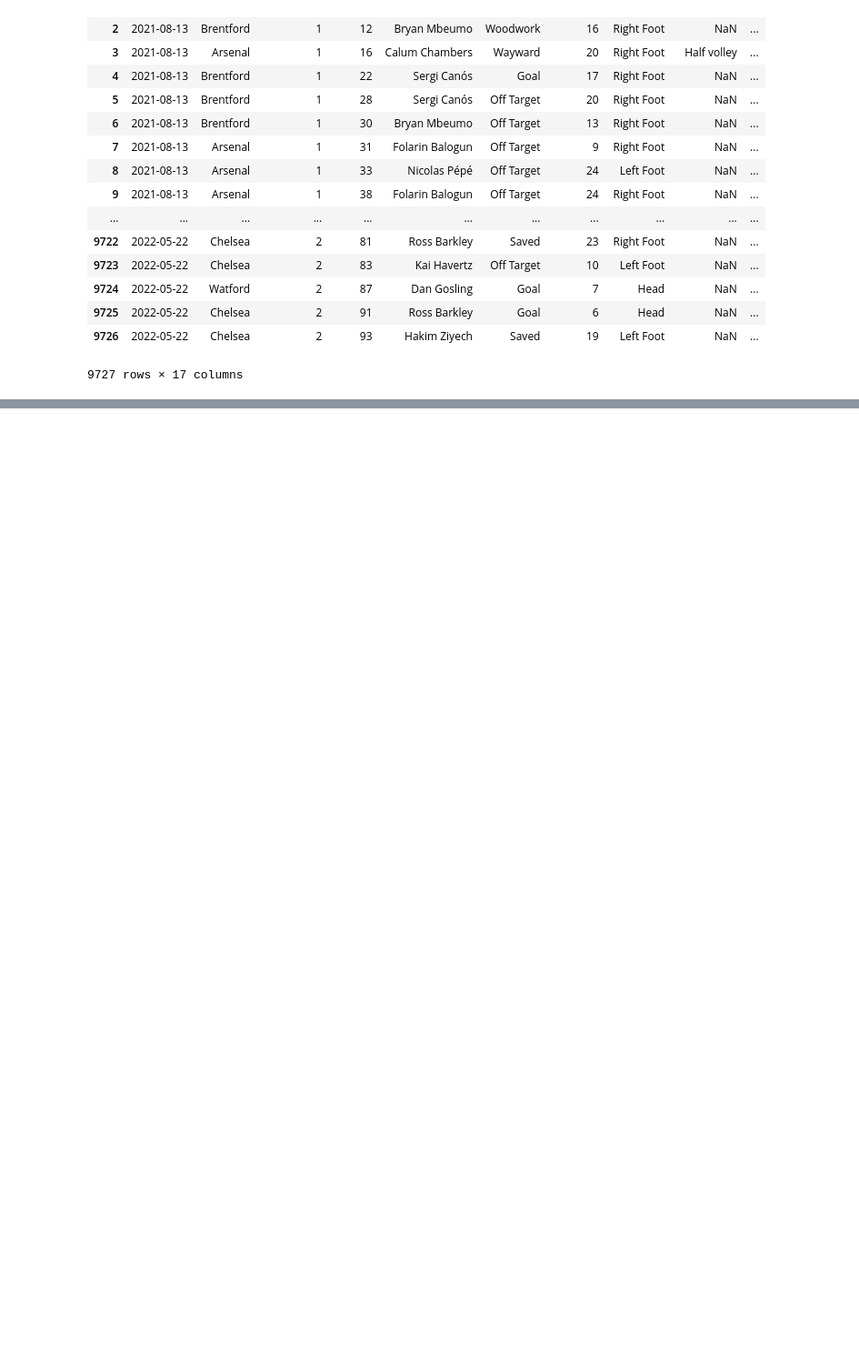
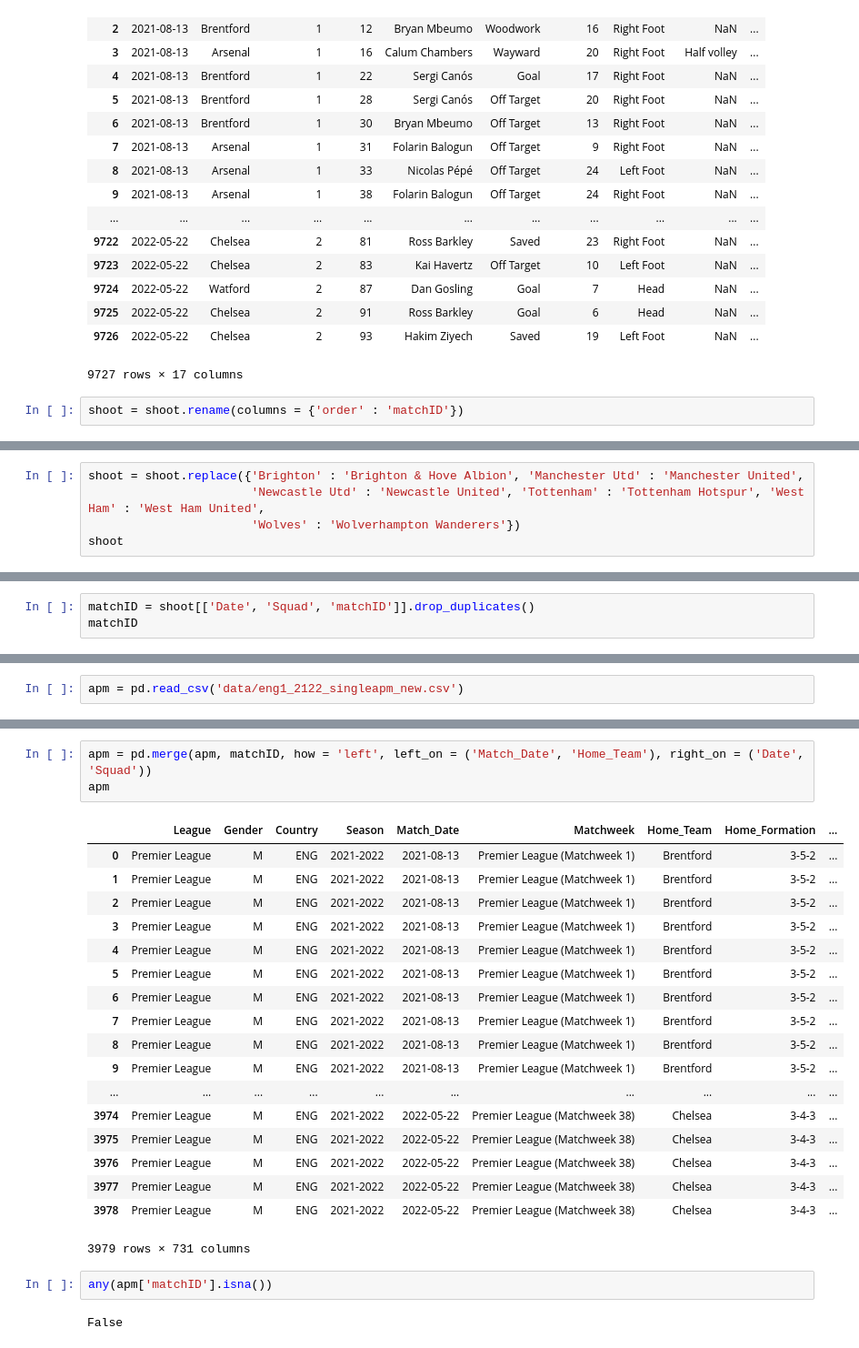
Before and after one commit to gary-boyuan-zhang/SURE-CMU, a Jupyter notebook: Final Project/xG stint aggregation.ipynb, the cells around one changed output, grey strips where cells are left out. Shown at 91% size. Cells and saved outputs as stored; diff of their text form; blank space fills up the shorter version.

Commit message:
07/24: aggregate xG per stint data

```diff
--- a/Final Project/xG stint aggregation.ipynb
+++ b/Final Project/xG stint aggregation.ipynb
@@ -89,3 +25,5 @@ shoot
 | 9725 | 2022-05-22 | Chelsea | 2 | 91 | Ross Barkley | Goal | 6 | Head | NaN | ... |
 | 9726 | 2022-05-22 | Chelsea | 2 | 93 | Hakim Ziyech | Saved | 19 | Left Foot | NaN | ... |
 9727 rows × 17 columns
+# %%
+shoot = shoot.rename(columns = {'order' : 'matchID'})
@@ -91,0 +71,5 @@ shoot
+# %%
+shoot = shoot.replace({'Brighton' : 'Brighton & Hove Albion', 'Manchester Utd' : 'Manchester United',
+                       'Newcastle Utd' : 'Newcastle United', 'Tottenham' : 'Tottenham Hotspur', 'West Ham' : 'West Ham United',
+                       'Wolves' : 'Wolverhampton Wanderers'})
+shoot
@@ -91,0 +95,3 @@ shoot
+# %%
+matchID = shoot[['Date', 'Squad', 'matchID']].drop_duplicates()
+matchID
@@ -91,0 +119,2 @@ shoot
+# %%
+apm = pd.read_csv('data/eng1_2122_singleapm_new.csv')
@@ -91,0 +141,26 @@ shoot
+# %%
+apm = pd.merge(apm, matchID, how = 'left', left_on = ('Match_Date', 'Home_Team'), right_on = ('Date', 'Squad'))
+apm
+# %% [output]
+|  | League | Gender | Country | Season | Match_Date | Matchweek | Home_Team | Home_Formation | ... |
+| 0 | Premier League | M | ENG | 2021-2022 | 2021-08-13 | Premier League (Matchweek 1) | Brentford | 3-5-2 | ... |
+| 1 | Premier League | M | ENG | 2021-2022 | 2021-08-13 | Premier League (Matchweek 1) | Brentford | 3-5-2 | ... |
+| 2 | Premier League | M | ENG | 2021-2022 | 2021-08-13 | Premier League (Matchweek 1) | Brentford | 3-5-2 | ... |
+| 3 | Premier League | M | ENG | 2021-2022 | 2021-08-13 | Premier League (Matchweek 1) | Brentford | 3-5-2 | ... |
+| 4 | Premier League | M | ENG | 2021-2022 | 2021-08-13 | Premier League (Matchweek 1) | Brentford | 3-5-2 | ... |
+| 5 | Premier League | M | ENG | 2021-2022 | 2021-08-13 | Premier League (Matchweek 1) | Brentford | 3-5-2 | ... |
+| 6 | Premier League | M | ENG | 2021-2022 | 2021-08-13 | Premier League (Matchweek 1) | Brentford | 3-5-2 | ... |
+| 7 | Premier League | M | ENG | 2021-2022 | 2021-08-13 | Premier League (Matchweek 1) | Brentford | 3-5-2 | ... |
+| 8 | Premier League | M | ENG | 2021-2022 | 2021-08-13 | Premier League (Matchweek 1) | Brentford | 3-5-2 | ... |
+| 9 | Premier League | M | ENG | 2021-2022 | 2021-08-13 | Premier League (Matchweek 1) | Brentford | 3-5-2 | ... |
+| ... | ... | ... | ... | ... | ... | ... | ... | ... | ... |
+| 3974 | Premier League | M | ENG | 2021-2022 | 2022-05-22 | Premier League (Matchweek 38) | Chelsea | 3-4-3 | ... |
+| 3975 | Premier League | M | ENG | 2021-2022 | 2022-05-22 | Premier League (Matchweek 38) | Chelsea | 3-4-3 | ... |
+| 3976 | Premier League | M | ENG | 2021-2022 | 2022-05-22 | Premier League (Matchweek 38) | Chelsea | 3-4-3 | ... |
+| 3977 | Premier League | M | ENG | 2021-2022 | 2022-05-22 | Premier League (Matchweek 38) | Chelsea | 3-4-3 | ... |
+| 3978 | Premier League | M | ENG | 2021-2022 | 2022-05-22 | Premier League (Matchweek 38) | Chelsea | 3-4-3 | ... |
+3979 rows × 731 columns
+# %%
+any(apm['matchID'].isna())
+# %% [output]
+False
```
Also changed, not shown: parts of 39 cells of this notebook, 2 other files.
